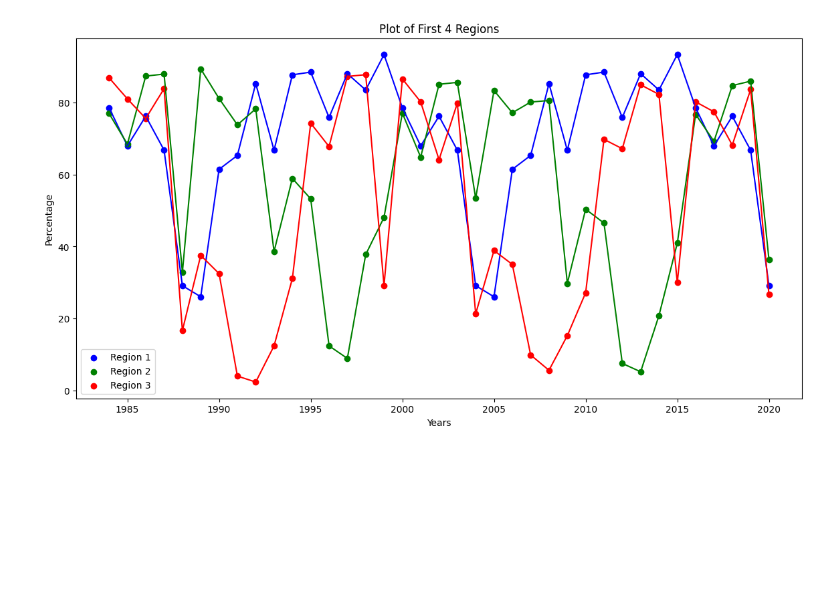
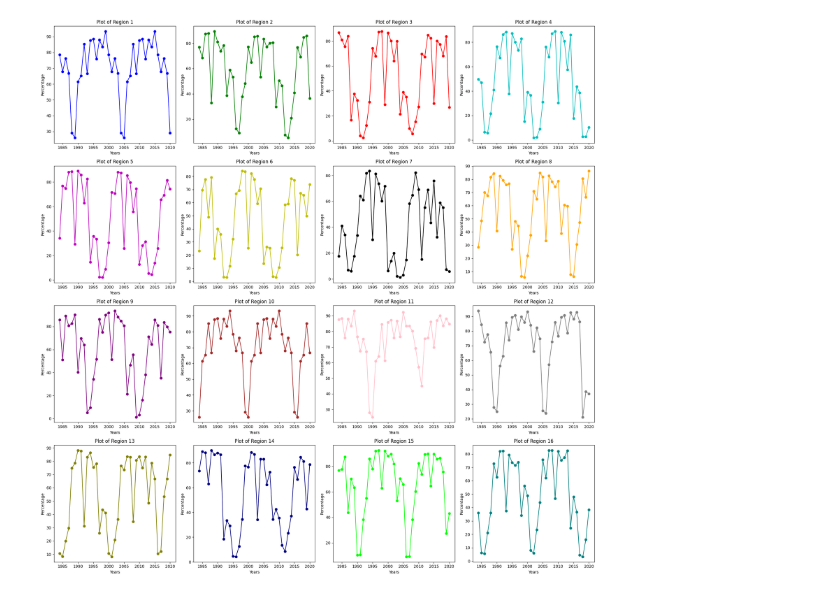
Before and after one commit to pranavkoka/Melting-Glaciers-Capstone, a Jupyter notebook: regions.ipynb, the cells around one changed output. Drawn from its saved outputs; the diff is of its cells as text; code cells hidden in the pictures; blank space fills up the shorter version.

```diff
--- a/regions.ipynb
+++ b/regions.ipynb
@@ -82,18 +82,26 @@ regional_data = pd.concat([regional_data, drop_1, drop_2], axis=1)
 
 regional_data['years'] = range(1984, 2021)
 # %%
-colors = ['b', 'g', 'r']
+# Define the colors and regions
+colors = ['b', 'g', 'r', 'c', 'm', 'y', 'k', 'orange', 'purple', 'brown', 'pink', 'gray', 'olive', 'navy', 'lime', 'teal']
+regions = [f'Region {i+1}' for i in range(16)]
 
-plt.figure(figsize=(14, 7))
+# Create a figure with 16 subplots (4 rows, 4 columns)
+plt.figure(figsize=(20, 20))
 
-for i, region in enumerate(['Region 1', 'Region 2', 'Region 3']):
+# Loop through each region and create a subplot for each
+for i, region in enumerate(regions):
+    plt.subplot(4, 4, i+1)  # 4 rows, 4 columns, current subplot
     plt.scatter(regional_data['years'], regional_data[region], color=colors[i], label=region)
     plt.plot(regional_data['years'], regional_data[region], color=colors[i])
+    plt.title(f'Plot of {region}')
+    plt.xlabel('Years')
+    plt.ylabel('Percentage')
 
-plt.title('Plot of First 4 Regions')
-plt.xlabel('Years')
-plt.ylabel('Percentage')
-plt.legend()
+# Adjust the layout to prevent overlap
+plt.tight_layout()
+
+# Show the plots
 plt.show()
 # %% [output]
-[figure, old version]
+[figure, new version]
```
Also changed, not shown: parts of 1 cell of this notebook, 4 other files.
